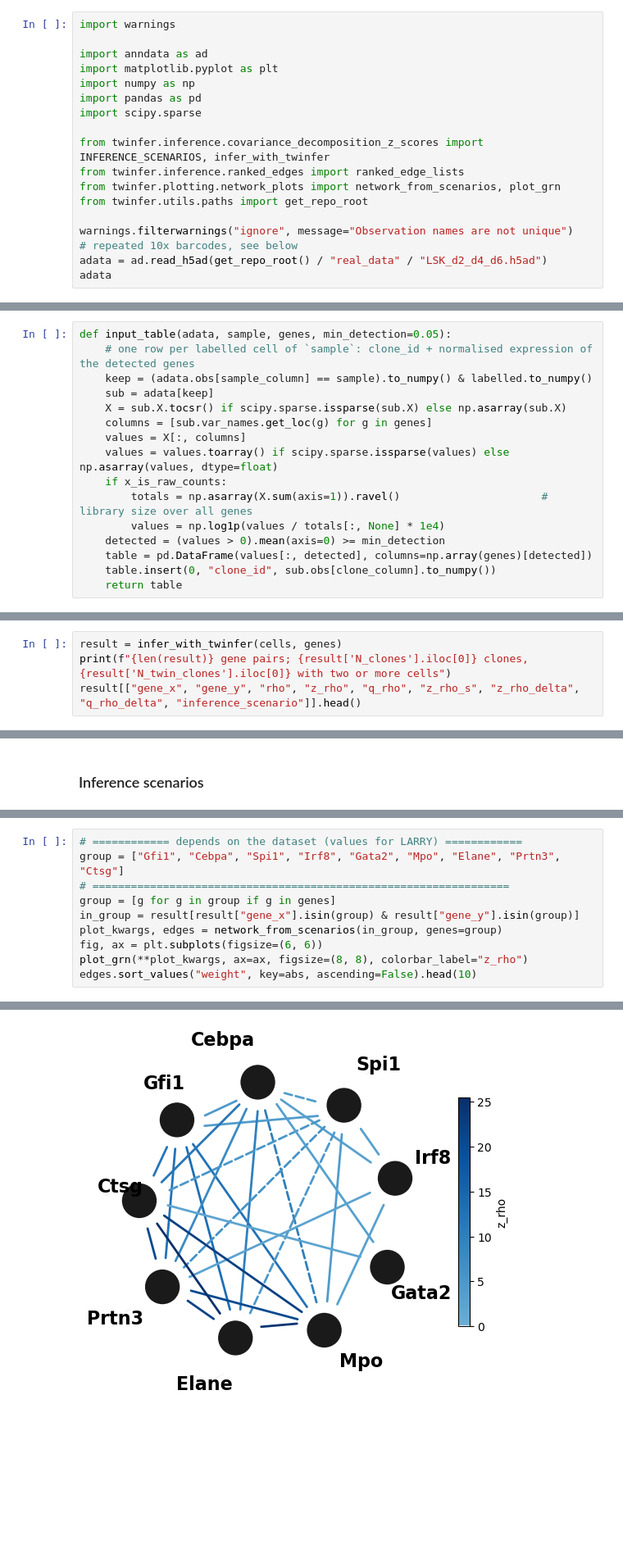
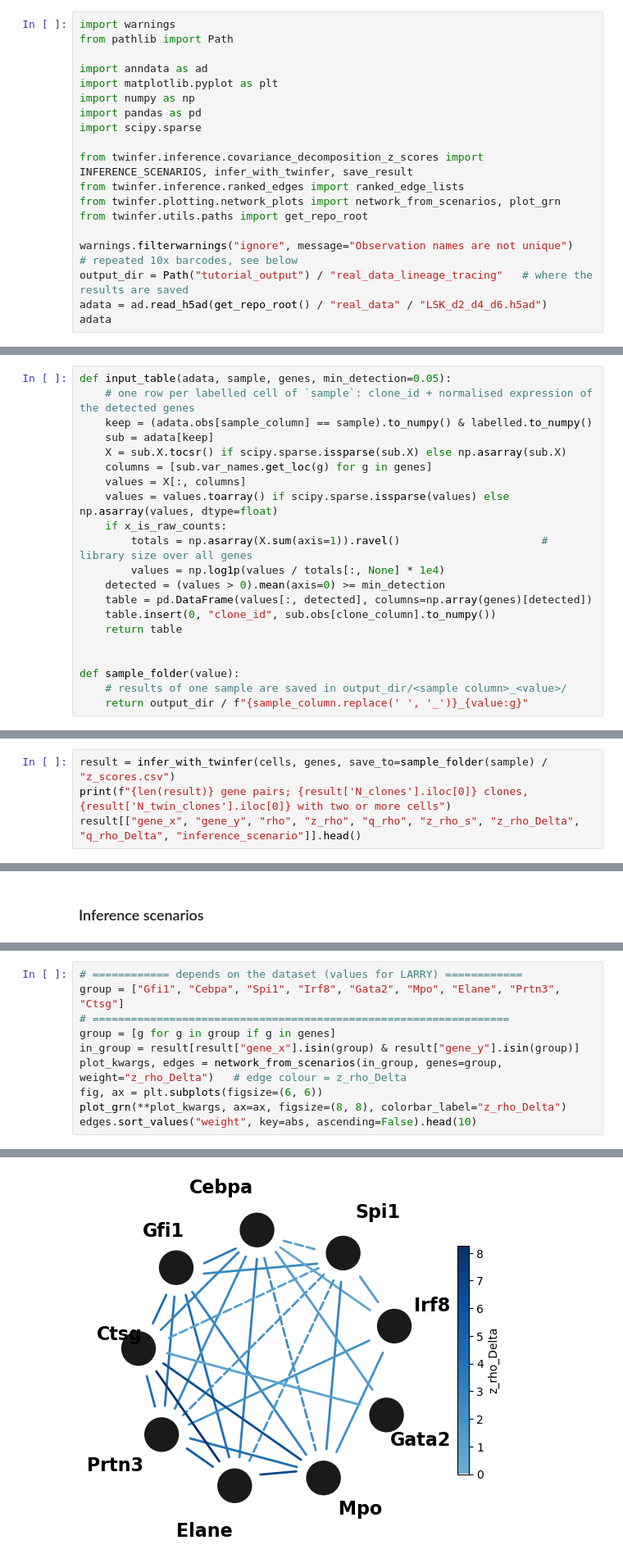
Before and after one commit to GoyalLab/TwINFER, a Jupyter notebook: tutorials/inference_real_data_lineage_tracing.ipynb, the cells around one changed output, grey strips where cells are left out. Shown at 82% size. Cells and saved outputs as stored; diff of their text form; blank space fills up the shorter version.

```diff
--- a/tutorials/inference_real_data_lineage_tracing.ipynb
+++ b/tutorials/inference_real_data_lineage_tracing.ipynb
@@ -19,5 +21,6 @@ Several choices **depend on the dataset**: which columns hold the clone label an
 # %%
 import warnings
+from pathlib import Path
 
 import anndata as ad
 import matplotlib.pyplot as plt
@@ -25,12 +28,13 @@ import numpy as np
 import pandas as pd
 import scipy.sparse
 
-from twinfer.inference.covariance_decomposition_z_scores import INFERENCE_SCENARIOS, infer_with_twinfer
+from twinfer.inference.covariance_decomposition_z_scores import INFERENCE_SCENARIOS, infer_with_twinfer, save_result
 from twinfer.inference.ranked_edges import ranked_edge_lists
 from twinfer.plotting.network_plots import network_from_scenarios, plot_grn
 from twinfer.utils.paths import get_repo_root
 
 warnings.filterwarnings("ignore", message="Observation names are not unique")   # repeated 10x barcodes, see below
+output_dir = Path("tutorial_output") / "real_data_lineage_tracing"   # where the results are saved
 adata = ad.read_h5ad(get_repo_root() / "real_data" / "LSK_d2_d4_d6.h5ad")
 adata
 # %% [output]
@@ -100,6 +105,11 @@ def input_table(adata, sample, genes, min_detection=0.05):
     table = pd.DataFrame(values[:, detected], columns=np.array(genes)[detected])
     table.insert(0, "clone_id", sub.obs[clone_column].to_numpy())
     return table
+
+
+def sample_folder(value):
+    # results of one sample are saved in output_dir/<sample column>_<value>/
+    return output_dir / f"{sample_column.replace(' ', '_')}_{value:g}"
 # %% [markdown]
 **Depends on the dataset.** Choose the sample and the genes: a panel of regulators and markers, the highly variable genes, or transcription factors and their candidate targets (for example from ChIP-seq). The 5 % detection floor can also be changed (`min_detection`).
 
@@ -132,6 +142,6 @@ The table has no `replicate` column, so `infer_with_twinfer` uses the **clones**
 # %%
-result = infer_with_twinfer(cells, genes)
+result = infer_with_twinfer(cells, genes, save_to=sample_folder(sample) / "z_scores.csv")
 print(f"{len(result)} gene pairs; {result['N_clones'].iloc[0]} clones, {result['N_twin_clones'].iloc[0]} with two or more cells")
-result[["gene_x", "gene_y", "rho", "z_rho", "q_rho", "z_rho_s", "z_rho_delta", "q_rho_delta", "inference_scenario"]].head()
+result[["gene_x", "gene_y", "rho", "z_rho", "q_rho", "z_rho_s", "z_rho_Delta", "q_rho_Delta", "inference_scenario"]].head()
 # %% [output]
 276 gene pairs; 1625 clones, 863 with two or more cells
@@ -200,9 +210,9 @@ group = ["Gfi1", "Cebpa", "Spi1", "Irf8", "Gata2", "Mpo", "Elane", "Prtn3", "Cts
 # =================================================================
 group = [g for g in group if g in genes]
 in_group = result[result["gene_x"].isin(group) & result["gene_y"].isin(group)]
-plot_kwargs, edges = network_from_scenarios(in_group, genes=group)
+plot_kwargs, edges = network_from_scenarios(in_group, genes=group, weight="z_rho_Delta")   # edge colour = z_rho_Delta
 fig, ax = plt.subplots(figsize=(6, 6))
-plot_grn(**plot_kwargs, ax=ax, figsize=(8, 8), colorbar_label="z_rho")
+plot_grn(**plot_kwargs, ax=ax, figsize=(8, 8), colorbar_label="z_rho_Delta")
 edges.sort_values("weight", key=abs, ascending=False).head(10)
 # %% [output]
 Looks like you are using a tranform that doesn't support FancyArrowPatch, using ax.annotate instead. The arrows might strike through texts. Increasing shrinkA in arrowprops might help.
@@ -220,4 +230,4 @@ Looks like you are using a tranform that doesn't support FancyArrowPatch, using
-[figure, old version]
+[figure, new version]
 # %% [markdown]
 ## 6. Several samples
 
```
Also changed, not shown: parts of 13 cells of this notebook, 35 other files.
